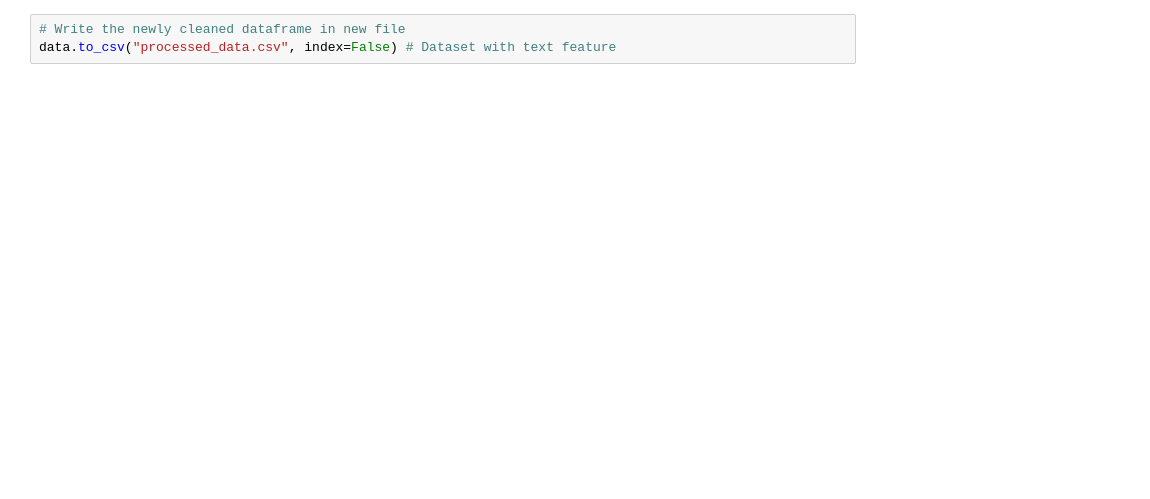
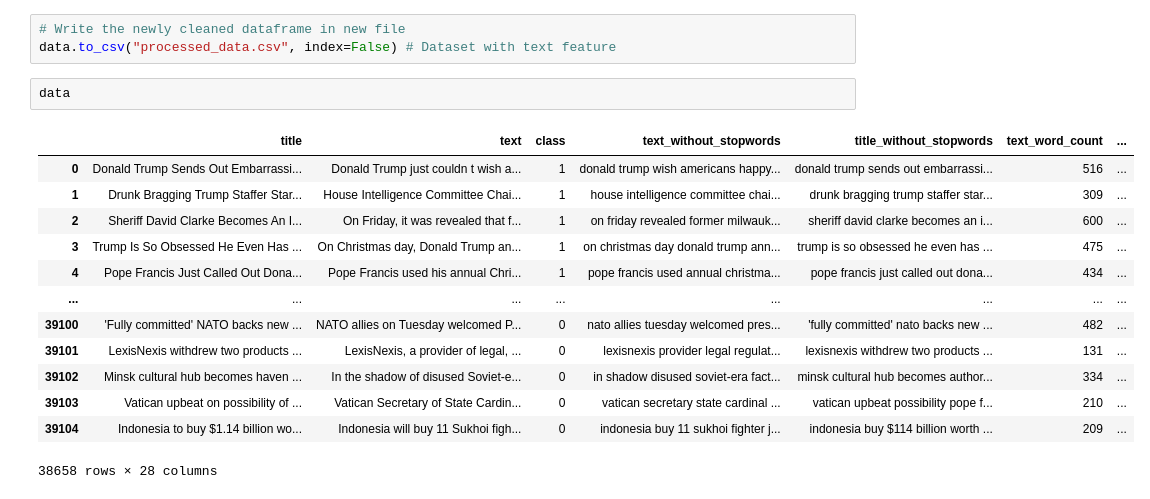
Before and after one commit to brandonyhr98/BT4222-Group-Project, a Jupyter notebook: preprocess.ipynb, the cells around one changed output. Cells and saved outputs as stored; diff of their text form; blank space fills up the shorter version.

```diff
--- a/preprocess.ipynb
+++ b/preprocess.ipynb
@@ -385,3 +385,19 @@ data
 # %%
 # Write the newly cleaned dataframe in new file
 data.to_csv("processed_data.csv", index=False) # Dataset with text feature
+# %%
+data
+# %% [output]
+|  | title | text | class | text_without_stopwords | title_without_stopwords | text_word_count | ... |
+| 0 | Donald Trump Sends Out Embarrassi... | Donald Trump just couldn t wish a... | 1 | donald trump wish americans happy... | donald trump sends out embarrassi... | 516 | ... |
+| 1 | Drunk Bragging Trump Staffer Star... | House Intelligence Committee Chai... | 1 | house intelligence committee chai... | drunk bragging trump staffer star... | 309 | ... |
+| 2 | Sheriff David Clarke Becomes An I... | On Friday, it was revealed that f... | 1 | on friday revealed former milwauk... | sheriff david clarke becomes an i... | 600 | ... |
+| 3 | Trump Is So Obsessed He Even Has ... | On Christmas day, Donald Trump an... | 1 | on christmas day donald trump ann... | trump is so obsessed he even has ... | 475 | ... |
+| 4 | Pope Francis Just Called Out Dona... | Pope Francis used his annual Chri... | 1 | pope francis used annual christma... | pope francis just called out dona... | 434 | ... |
+| ... | ... | ... | ... | ... | ... | ... | ... |
+| 39100 | 'Fully committed' NATO backs new ... | NATO allies on Tuesday welcomed P... | 0 | nato allies tuesday welcomed pres... | 'fully committed' nato backs new ... | 482 | ... |
+| 39101 | LexisNexis withdrew two products ... | LexisNexis, a provider of legal, ... | 0 | lexisnexis provider legal regulat... | lexisnexis withdrew two products ... | 131 | ... |
+| 39102 | Minsk cultural hub becomes haven ... | In the shadow of disused Soviet-e... | 0 | in shadow disused soviet-era fact... | minsk cultural hub becomes author... | 334 | ... |
+| 39103 | Vatican upbeat on possibility of ... | Vatican Secretary of State Cardin... | 0 | vatican secretary state cardinal ... | vatican upbeat possibility pope f... | 210 | ... |
+| 39104 | Indonesia to buy $1.14 billion wo... | Indonesia will buy 11 Sukhoi figh... | 0 | indonesia buy 11 sukhoi fighter j... | indonesia buy $114 billion worth ... | 209 | ... |
+38658 rows × 28 columns
```
Also changed, not shown: parts of 3 cells of this notebook, 1 other file.
